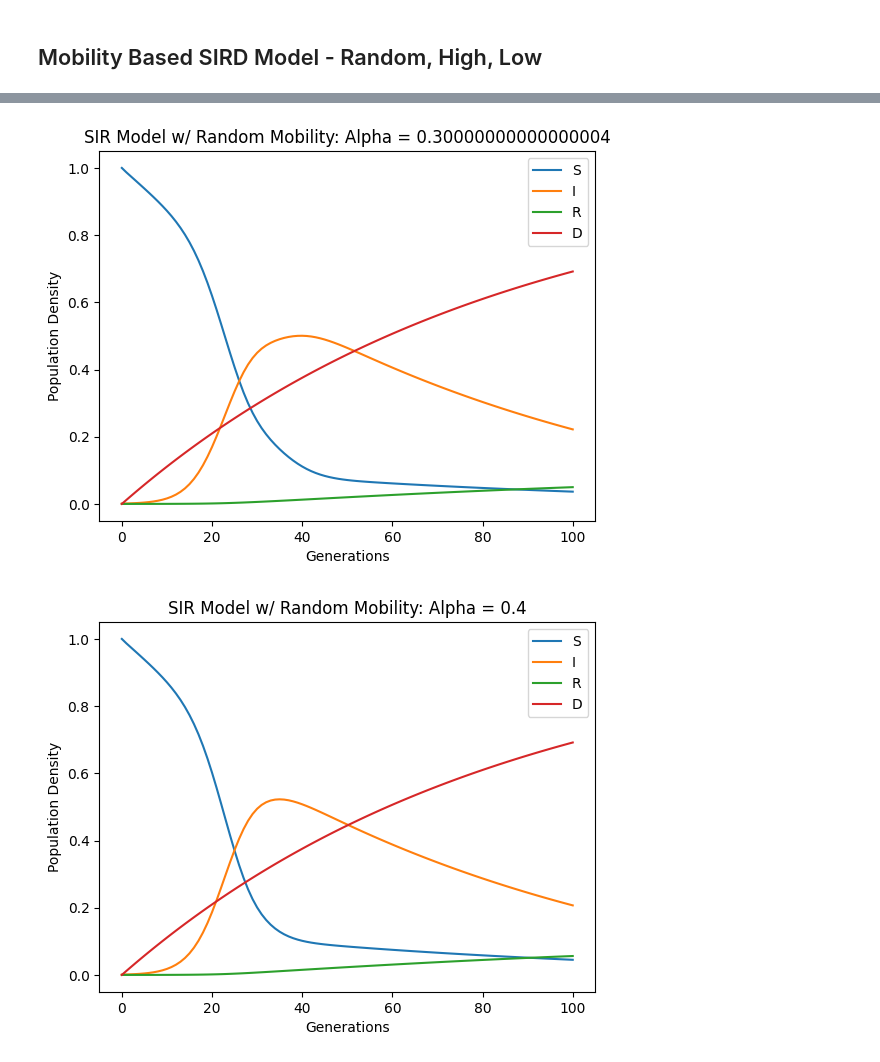
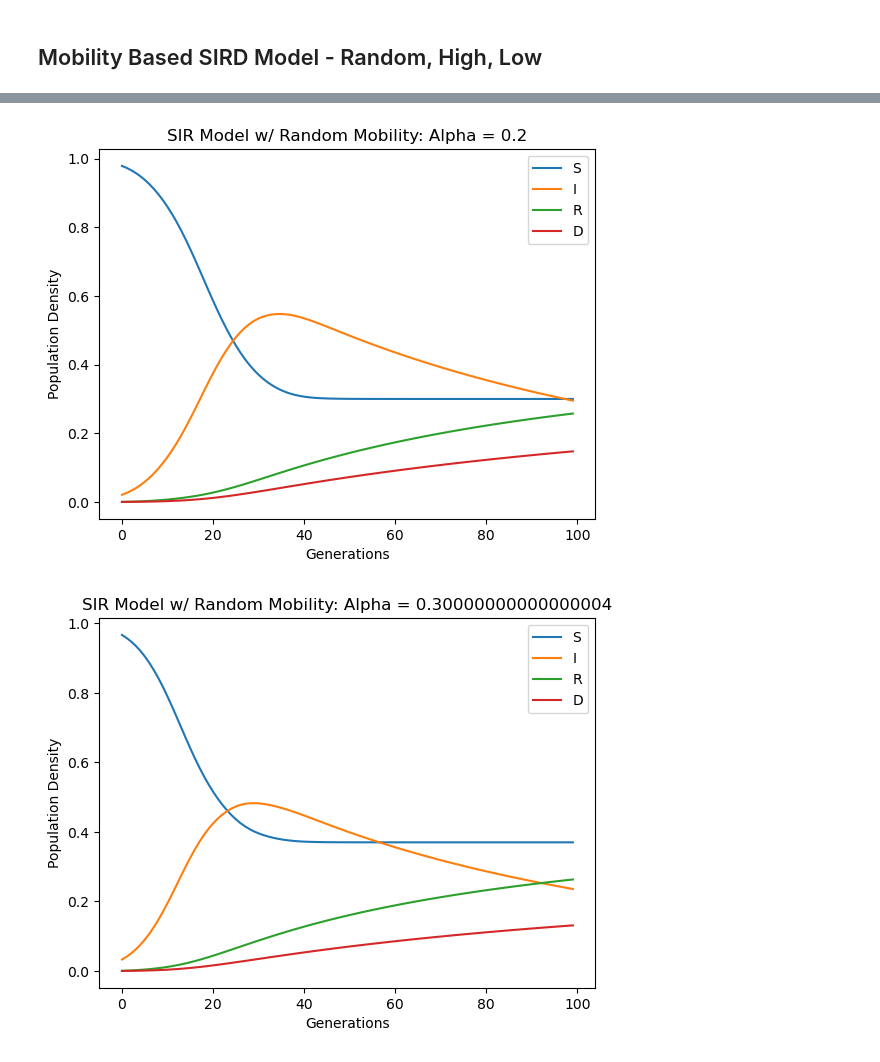
Before and after one commit to Virmani12/02712-Final-Project, a Jupyter notebook: SIRD_simulations.ipynb, the cells around one changed output, grey strips where cells are left out. Saved outputs shown, nothing was run; the diff lists cells and outputs as text; code cells hidden in the pictures.

Commit message:
sird modifications

```diff
--- a/SIRD_simulations.ipynb
+++ b/SIRD_simulations.ipynb
@@ -51,5 +52,18 @@ plt.show()
 # %% [markdown]
 ## Mobility Based SIRD Model - Random, High, Low
+# %%
+def calculate_averages(final_results, days, index):
+    num_columns = days
+    columns_sums = [0] * num_columns
+    num_items = 0
+    for key in final_results:
+        sird = final_results[key][index]
+        columns_sums = [columns_sums[i] + sird[i] for i in range(num_columns)]
+        num_items += 1
+
+    print(num_items)
+    average_sird = [sum_column / num_items for sum_column in columns_sums]
+    return average_sird
 # %%
 def dynamic_alpha(type, threshold, beta, mu, N, n_locations, days, alpha_range, trials, c, delta_c, delta_g, birth_rate):
     alpha_sir = {}
@@ -150,14 +181,14 @@ def get_other_loc_params(grid,loc):
 # %%
 beta = 0.3 # rate of infection *CHANGE LATER MAYBE*
 mu = 0.1 # rate of recovery *CHANGE LATER MAYBE*
-delta_c = 0#0.04 # rate of death from COVID for Estonia
-delta_g = 0.0117 # general death rate in Estonia
-birth_rate = 0#0.009898
-N = 1000
-n_locations=10
+delta_c = 0.004 # rate of death from COVID for Estonia
+delta_g = 0# 0.014 # general death rate in Estonia
+birth_rate =0 # 0.009898
+N = 100
+n_locations=5
 days = 100
-alphas = np.arange(0.1,1.1,0.1)
-trials=10
+alphas = np.arange(0,1.1,0.1)
+trials=100
 c = 0
 type = "Random"
 threshold = 0.1
@@ -170,2 +217,2 @@ sir_plotting(dynamic_alpha_results.items(), type)
-[figure, old version]
+[figure, new version]
-[figure, old version]
+[figure, new version]
```
Also changed, not shown: parts of 4 cells of this notebook, 1 other file.
